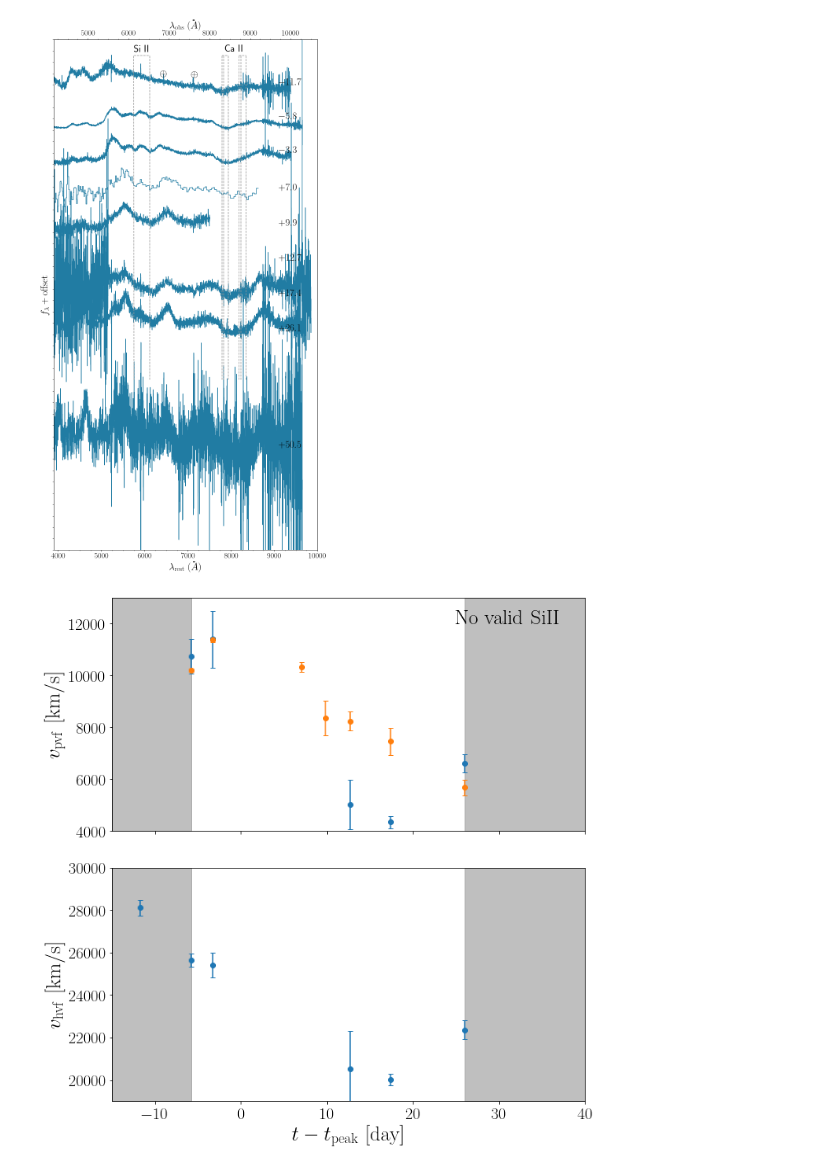
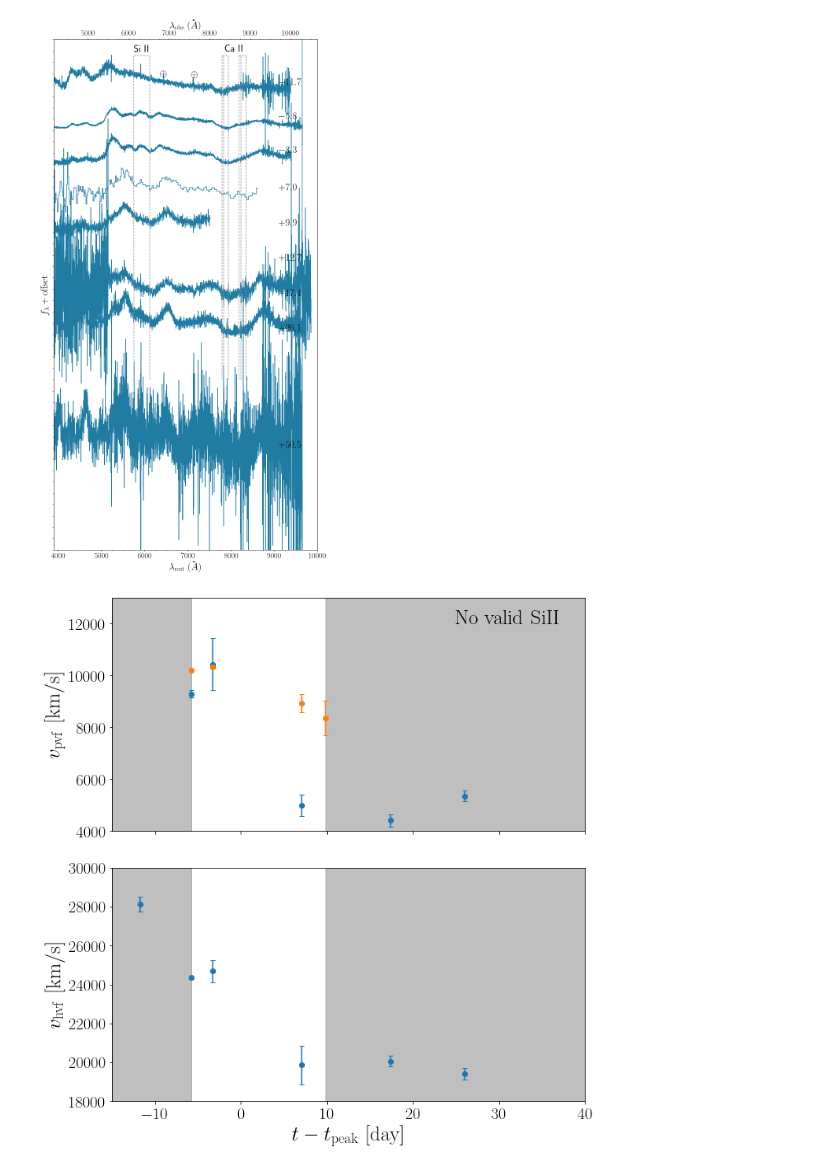
Before and after one commit to slowdivePTG/SN2020jgb, a Jupyter notebook: spectroscopy/SN2018byg.ipynb, the cells around one changed output. Saved outputs shown, nothing was run; the diff lists cells and outputs as text; code cells hidden in the pictures.

```diff
--- a/spectroscopy/SN2018byg.ipynb
+++ b/spectroscopy/SN2018byg.ipynb
@@ -224,20 +224,23 @@ Try the observation date.
 # %%
 date_list = (np.array(mjd_list) - t_max_mjd) / (1 + z)
 # %%
+#SiII_vel = np.array(
+#    [np.nan, -10197, -11362, -10326, -8363, -8238, -7459, -5676, np.nan])
+#SiII_vel_sig = np.array([np.nan, 67, 98, 206, 663, 365, 520, 303, np.nan])
 SiII_vel = np.array(
-    [np.nan, -10197, -11362, -10326, -8363, -8238, -7459, -5676, np.nan])
-SiII_vel_sig = np.array([np.nan, 67, 98, 206, 663, 365, 520, 303, np.nan])
+    [np.nan, -10195, -10340, -8926, -8363, np.nan, np.nan, np.nan, np.nan])
+SiII_vel_sig = np.array([np.nan, 68, 92, 349, 663, np.nan, np.nan, np.nan, np.nan])
 # %%
-CaII_vel_pvf2 = np.array([np.nan, -10735, -11398, np.nan, np.nan, -5033, -4343, -6616, np.nan])
-CaII_vel_pvf_sig2 = np.array([np.nan, 655, 1101, np.nan, np.nan, 958, 246, 359, np.nan])
+CaII_vel_pvf2 = np.array([np.nan, -9290, -10434, -4979, np.nan, np.nan, -4417, -5351, np.nan])
+CaII_vel_pvf_sig2 = np.array([np.nan, 152, 1005, 411, np.nan, np.nan, 237, 210, np.nan])
 
-CaII_vel_hvf2 = np.array([-28118, -25645, -25406, np.nan, np.nan, -20521, -20010, -22366, np.nan])
-CaII_vel_hvf_sig2 = np.array([378, 303, 588, np.nan, np.nan, 1778, 273, 442, np.nan])
+CaII_vel_hvf2 = np.array([-28118, -24354, -24689, -19863, np.nan, np.nan, -20064, -19400, np.nan])
+CaII_vel_hvf_sig2 = np.array([378, 63, 567, 984, np.nan, np.nan, 265, 304, np.nan])
 # %%
 f, ax = plt.subplots(2, 1, figsize=(10, 10), sharex=True)
 
 ylim1 = [4000, 13000]
-ylim2 = [19000, 30000]
+ylim2 = [18000, 30000]
 
 ax[0].errorbar(date_list,
                -CaII_vel_pvf2,
@@ -246,31 +249,31 @@ ax[0].errorbar(date_list,
                capsize=3)
 ax[0].errorbar(date_list, -SiII_vel, yerr=SiII_vel_sig, fmt='o', capsize=3)
 
 ax[1].errorbar(date_list,
                -CaII_vel_hvf2,
                yerr=CaII_vel_hvf_sig2,
                fmt='o',
                capsize=3)
 valid_SiII = np.argwhere(~np.isnan(SiII_vel)).flatten()
 for a, ylim in zip(ax, [ylim1, ylim2]):
     a.fill_betweenx(
         ylim, [date_list[valid_SiII[-1]], date_list[valid_SiII[-1]]],
         [date_list[-1], date_list[-1]],
         color='grey',
         alpha=0.5)
     a.fill_betweenx(
         ylim,
         [date_list[valid_SiII[0] - 1] - 5, date_list[valid_SiII[0] - 1] - 5],
         [date_list[1], date_list[1]],
         color='grey',
         alpha=0.5)
 ax[0].set_ylabel(r'$v_\mathrm{pvf}\ [\mathrm{km/s}]$')
 ax[1].set_ylabel(r'$v_\mathrm{hvf}\ [\mathrm{km/s}]$')
 ax[1].set_xlabel(r'$t-t_\mathrm{peak}\ [\mathrm{day}]$')
 ax[0].set_ylim(ylim1)
 ax[1].set_ylim(ylim2)
 ax[1].set_xlim(-15, 40)
 ax[0].text(25, 12000, r'$\mathrm{No\ valid\ SiII}$')
 plt.tight_layout()
 # %% [output]
-[figure, old version]
+[figure, new version]
```
